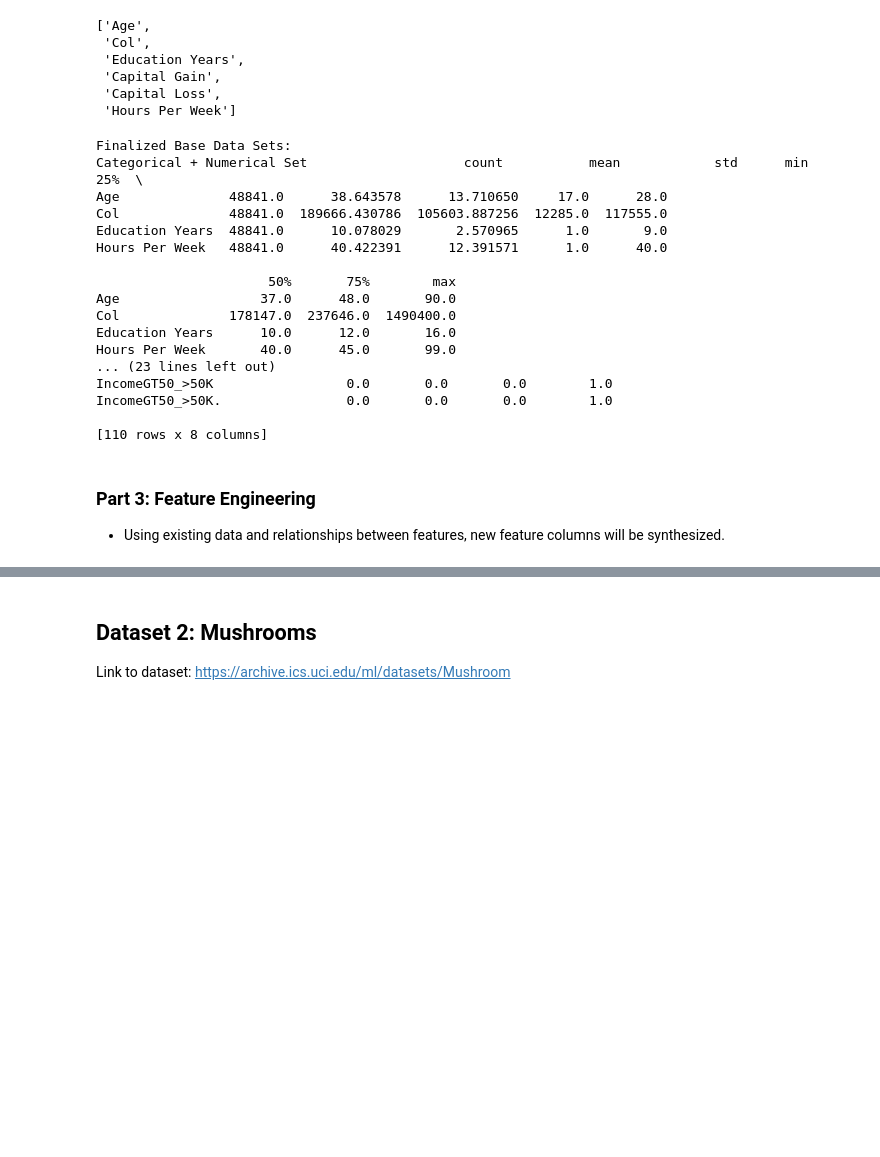
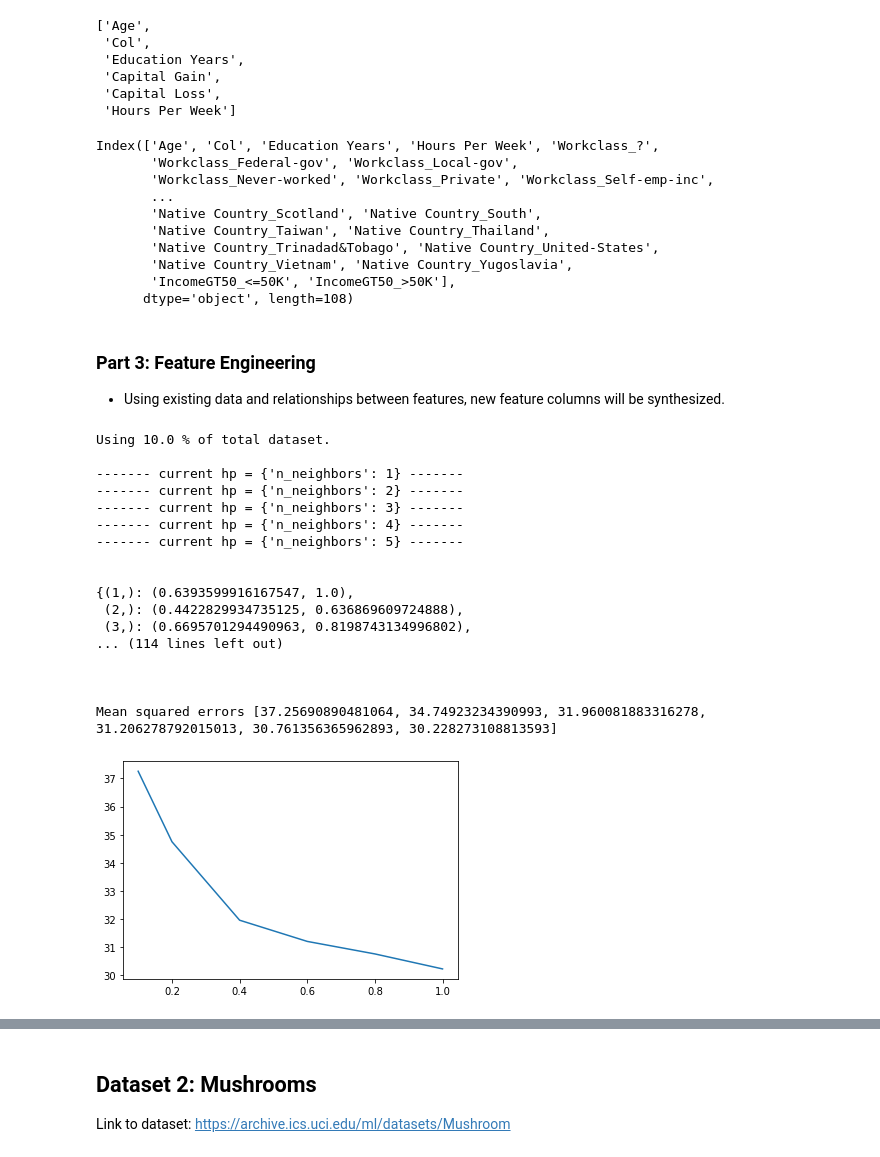
Before and after one commit to felixsimard/comp551-p1, a Jupyter notebook: P1_G30_COMP551.ipynb, the cells around one changed output, grey strips where cells are left out. Saved outputs shown, nothing was run; the diff lists cells and outputs as text; code cells hidden in the pictures; blank space fills up the shorter version.

```diff
--- a/P1_G30_COMP551.ipynb
+++ b/P1_G30_COMP551.ipynb
@@ -18,6 +18,7 @@ September 28th, 2021
 import pandas as pd
 import numpy as np
 import sklearn
+import pprint
 import seaborn as sns
 import matplotlib.pyplot as plt
 from sklearn.preprocessing import OneHotEncoder
@@ -28,10 +29,12 @@ from sklearn.metrics import accuracy_score, classification_report, mean_squared_
 # import our custom train-test-split function used in our cross validation implementation
 from train_test_split import train_valid_split_CV
 
+from testing import test
+
 # Define some constants/variables used for both datasets
 GROWING_SAMPLE_SIZES = [0.05, 0.8] # [0.2, 0.4, 0.8, 1.0]
 TEST_FRACTION = 0.2
-K_VALUES = [k for k in range(3, 5)]
+K_VALUES = [k for k in range(1,6)]
 # %% [markdown]
 ## **Dataset 1: Adult**
 
@@ -243,27 +249,42 @@ frames = [numDf, oheDf]
 
 num_data_ = pd.concat(frames, axis=1)
 
-print("Finalized Base Data Sets:")
-print("Categorical + Numerical Set", data_.describe().T)
-print("Numerically Encoded Set", num_data_.describe().T)
+num_data_.columns
 # %% [output]
-Finalized Base Data Sets:
-Categorical + Numerical Set                    count           mean            std      min       25%  \
-Age              48841.0      38.643578      13.710650     17.0      28.0
-Col              48841.0  189666.430786  105603.887256  12285.0  117555.0
-Education Years  48841.0      10.078029       2.570965      1.0       9.0
-Hours Per Week   48841.0      40.422391      12.391571      1.0      40.0
-
-                      50%       75%        max
-Age                  37.0      48.0       90.0
-Col              178147.0  237646.0  1490400.0
-Education Years      10.0      12.0       16.0
-Hours Per Week       40.0      45.0       99.0
-... (23 lines left out)
-IncomeGT50_>50K                 0.0       0.0       0.0        1.0
-IncomeGT50_>50K.                0.0       0.0       0.0        1.0
-
-[110 rows x 8 columns]
+Index(['Age', 'Col', 'Education Years', 'Hours Per Week', 'Workclass_?',
+       'Workclass_Federal-gov', 'Workclass_Local-gov',
+       'Workclass_Never-worked', 'Workclass_Private', 'Workclass_Self-emp-inc',
+       ...
+       'Native Country_Scotland', 'Native Country_South',
+       'Native Country_Taiwan', 'Native Country_Thailand',
+       'Native Country_Trinadad&Tobago', 'Native Country_United-States',
+       'Native Country_Vietnam', 'Native Country_Yugoslavia',
+       'IncomeGT50_<=50K', 'IncomeGT50_>50K'],
+      dtype='object', length=108)
 # %% [markdown]
 ### Part 3: Feature Engineering
 * Using existing data and relationships between features, new feature columns will be synthesized.
+# %%
+model_cls = KNeighborsClassifier
+hyperparams = {'n_neighbors': K_VALUES}
+target_columns = ['IncomeGT50_<=50K', 'IncomeGT50_>50K']
+test(model_cls, hyperparams, num_data_, target_columns)
+# %% [output]
+Using 10.0 % of total dataset.
+
+------- current hp = {'n_neighbors': 1} -------
+------- current hp = {'n_neighbors': 2} -------
+------- current hp = {'n_neighbors': 3} -------
+------- current hp = {'n_neighbors': 4} -------
+------- current hp = {'n_neighbors': 5} -------
+
+
+{(1,): (0.6393599916167547, 1.0),
+ (2,): (0.4422829934735125, 0.636869609724888),
+ (3,): (0.6695701294490963, 0.8198743134996802),
+... (114 lines left out)
+
+
+
+Mean squared errors [37.25690890481064, 34.74923234390993, 31.960081883316278, 31.206278792015013, 30.761356365962893, 30.228273108813593]
+[figure, added]
```
Also changed, not shown: parts of 4 cells of this notebook, 6 other files.
